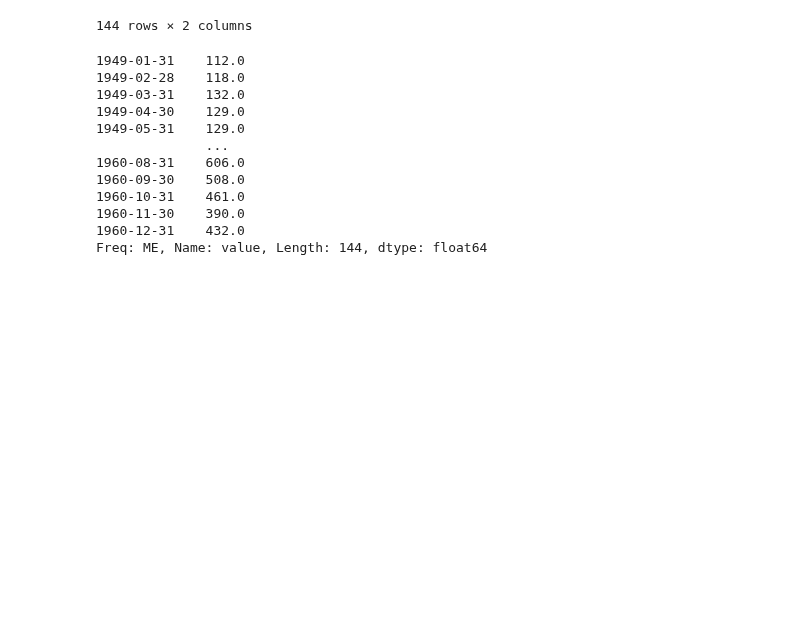
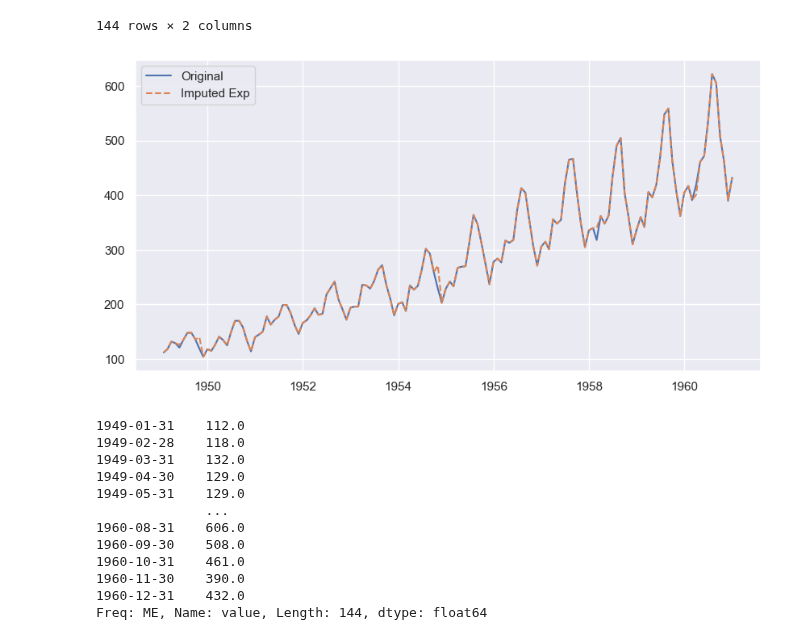
Before and after one commit to Wilsonsr/Series-de-Tiempo, a Jupyter notebook: Cuadernos Python/10_imputacion_preliminar.ipynb, the cells around one changed output. Saved outputs shown, nothing was run; the diff lists cells and outputs as text; code cells hidden in the pictures; blank space fills up the shorter version.

```diff
--- a/Cuadernos Python/10_imputacion_preliminar.ipynb
+++ b/Cuadernos Python/10_imputacion_preliminar.ipynb
@@ -206,6 +206,14 @@ serie_combined_exp
 | 1960-11-30 | 390 | 390.00 |
 | 1960-12-31 | 432 | 432.00 |
 144 rows × 2 columns
+# %%
+fig, ax=plt.subplots(figsize=(10, 5))
+plt.plot(serie_combined_exp['Original'], label='Original')
+plt.plot(serie_combined_exp['Imputed_Exp'], label='Imputed Exp', linestyle='--')
+ax.legend()
+fig.show()
+# %% [output]
+[figure, added]
 # %%
 # Imputación utilizando el último valor observado (LOCF - Last Observation Carried Forward)
 serie_locf = serie.copy()
```
Also changed, not shown: parts of 1 cell of this notebook, 1 other file.
